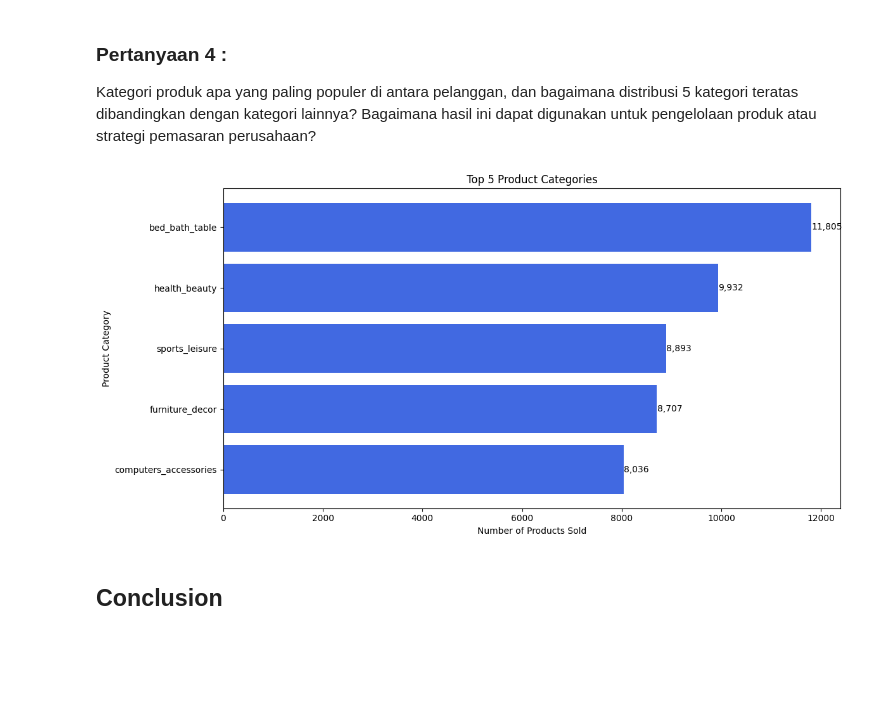
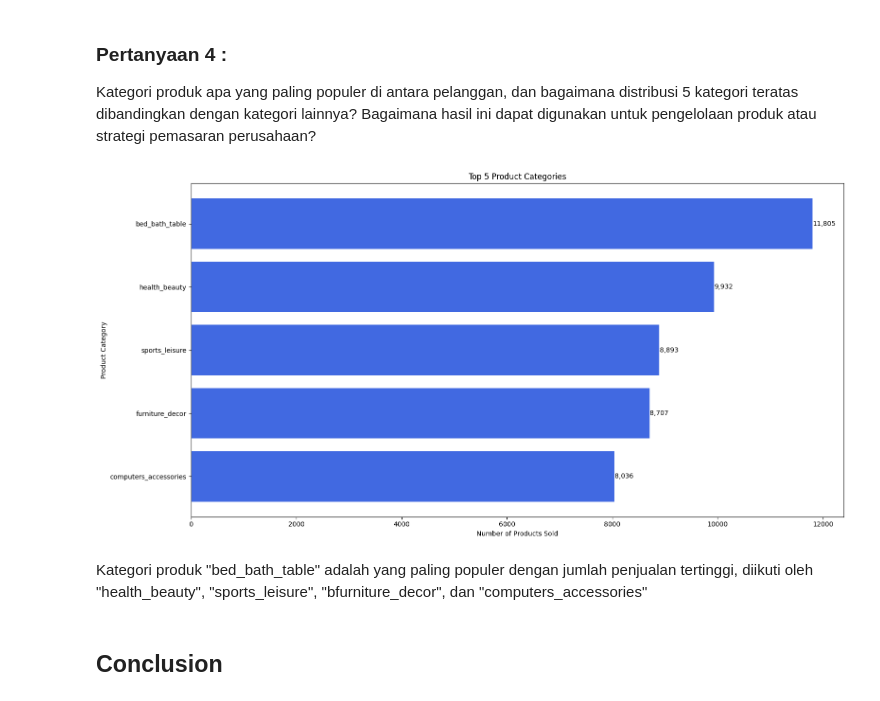
Before and after one commit to fiyandamamuri/e-commerce_public_datasets_analysis, a Jupyter notebook: notebook.ipynb, the cells around one changed output. Saved outputs shown, nothing was run; the diff lists cells and outputs as text; code cells hidden in the pictures; blank space fills up the shorter version.

```diff
--- a/notebook.ipynb
+++ b/notebook.ipynb
@@ -592,7 +581,7 @@ merged_df = pd.merge(merged_df, df_customers, on='customer_id', how='inner')
 merged_df.to_csv("dashboard/datasets_cleaned.csv", index=False)
 # %%
 # Load dataset
-df = pd.read_csv("dashboard/datasets_cleaned.csv")
+datasets_cleaned = pd.read_csv("dashboard/datasets_cleaned.csv")
 # %% [markdown]
 **Insight:**
 handle missing values, dan formatting sudah dilakukan,selanjutnya tahap Exploratory Data Analysis (EDA)
@@ -707,11 +696,11 @@ Name: count, dtype: int64
 ### Tren Waktu (Pesanan per Bulan)
 # %%
 # Konversi kolom order_purchase_timestamp ke datetime
-df['order_purchase_timestamp'] = pd.to_datetime(df['order_purchase_timestamp'])
+datasets_cleaned['order_purchase_timestamp'] = pd.to_datetime(datasets_cleaned['order_purchase_timestamp'])
 
 # Menghitung jumlah pesanan per bulan
 orders_by_month = (
-    df['order_purchase_timestamp']
+    datasets_cleaned['order_purchase_timestamp']
     .dt.to_period('M')
     .value_counts()
     .sort_index()
@@ -722,7 +711,7 @@ print("\nTren Pesanan per Bulan:")
 print(orders_by_month)
 # Menghitung jumlah pesanan per bulan
 orders_by_month = (
-    df['order_purchase_timestamp']
+    datasets_cleaned['order_purchase_timestamp']
     .dt.to_period('M')
     .value_counts()
     .sort_index()
@@ -754,7 +743,7 @@ Freq: M, Name: count, dtype: int64
 # %%
 # Analisis Kategori Produk dalam kolom product_category_name_english
 
-top_categories = df['product_category_name_english'].value_counts().head(5)
+top_categories = datasets_cleaned['product_category_name_english'].value_counts().head(5)
 
 print("\nTop 5 Product Categories:")
 print(top_categories)
@@ -797,23 +787,3 @@ Passing `palette` without assigning `hue` is deprecated and will be removed in v
 # %% [markdown]
 ### Pertanyaan 2:
 Apa saja metode pembayaran yang paling banyak digunakan oleh pelanggan, dan seberapa besar kontribusi setiap metode terhadap total transaksi? Berdasarkan distribusi ini, bagaimana perusahaan dapat mengoptimalkan layanan pembayaran untuk meningkatkan pengalaman pelanggan?
-# %%
-# Membuat visualisasi menggunakan bar chart
-plt.figure(figsize=(10, 6))
-bars = plt.bar(payment_type_distribution.index, payment_type_distribution.values, color=plt.cm.viridis(np.linspace(0, 1, len(payment_type_distribution))))
-
-# Menambahkan label jumlah di atas tiap bar
-for bar in bars:
-    plt.text(bar.get_x() + bar.get_width() / 2, bar.get_height() - 0.5,  # Posisi teks
-             str(bar.get_height()),  # Teks yang ditampilkan
-             ha='center', va='bottom', fontsize=10, color='white', weight='bold')
-
-# Menyesuaikan tampilan
-plt.title('Payment Type Distribution', fontsize=14)
-plt.xlabel('Payment Type', fontsize=12)
-plt.ylabel('Count', fontsize=12)
-plt.grid(axis='y', linestyle='--', alpha=0.7)
-plt.tight_layout()
-
-# Menampilkan plot
-plt.show()
@@ -861,22 +858,24 @@ plt.show()
 Kategori produk apa yang paling populer di antara pelanggan, dan bagaimana distribusi 5 kategori teratas dibandingkan dengan kategori lainnya? Bagaimana hasil ini dapat digunakan untuk pengelolaan produk atau strategi pemasaran perusahaan?
 # %%
 # Visualisasi menggunakan bar chart horizontal
-plt.figure(figsize=(12, 6))
+plt.figure(figsize=(16, 8))
 bars = plt.barh(top_categories.index, top_categories.values, color='royalblue')
 
 # Menambahkan detail jumlah di dalam chart
 for bar in bars:
     plt.text(bar.get_width() + 5, bar.get_y() + bar.get_height()/2,
              f'{bar.get_width():,}', va='center', fontsize=10)
 
 plt.title('Top 5 Product Categories')
 plt.xlabel('Number of Products Sold')
 plt.ylabel('Product Category')
 plt.gca().invert_yaxis()  # Membalikkan urutan untuk ranking
 plt.tight_layout()
 plt.show()
 # %% [output]
-[figure, old version]
+[figure, new version]
+# %% [markdown]
+Kategori produk "bed_bath_table" adalah yang paling populer dengan jumlah penjualan tertinggi, diikuti oleh "health_beauty", "sports_leisure", "bfurniture_decor", dan "computers_accessories"
 # %% [markdown]
 ## Conclusion
 # %% [markdown]
```
Also changed, not shown: parts of 20 cells of this notebook, 3 other files.
